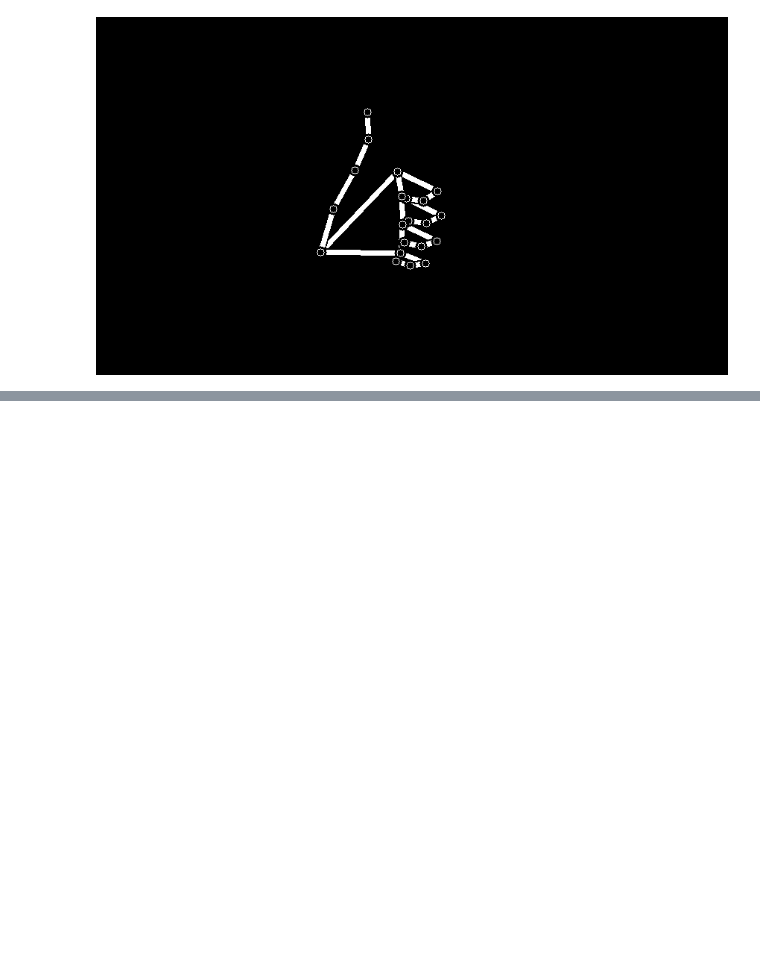
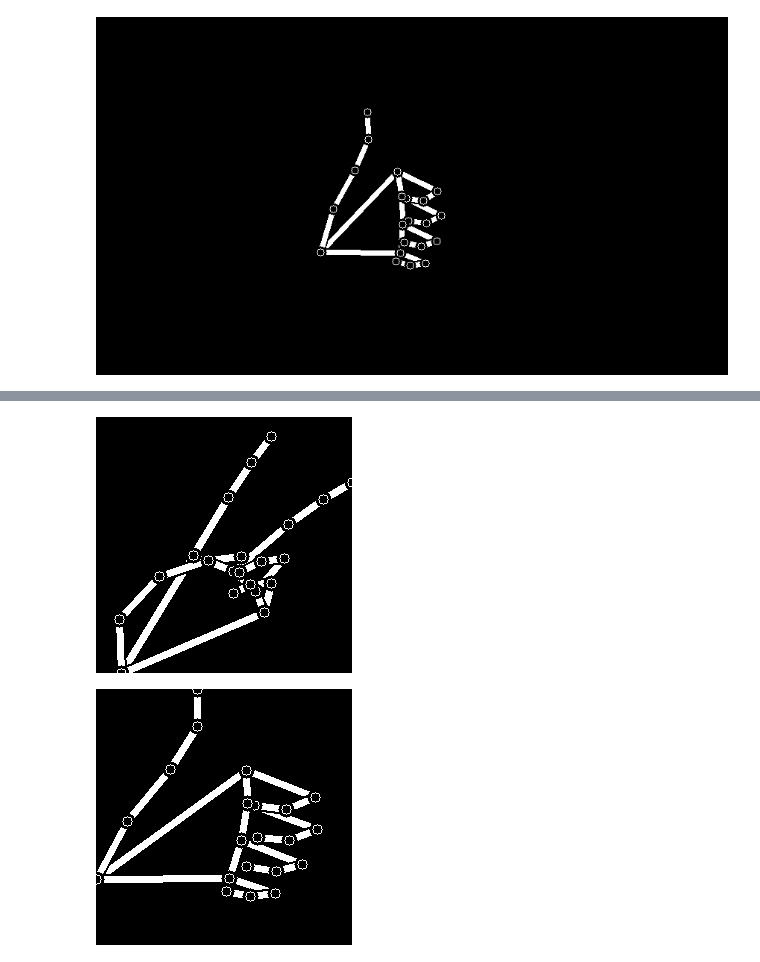
Before and after one commit to andrew264/palm-control, a Jupyter notebook: notebooks/batch_transformation.ipynb, the cells around one changed output, grey strips where cells are left out. Cells and saved outputs as stored; diff of their text form; code cells hidden in the pictures; blank space fills up the shorter version.

```diff
--- a/notebooks/batch_transformation.ipynb
+++ b/notebooks/batch_transformation.ipynb
@@ -87,0 +101,7 @@ plot_hands(interpolated_batch, w=256, h=256)
+# %%
+flipped_batch = depth_flip(normalized_batch)
+interpolated_batch = interpolate_landmarks(flipped_batch)
+plot_hands(interpolated_batch, w=256, h=256)
+# %% [output]
+[figure, added]
+[figure, added]
```
Also changed, not shown: parts of 5 cells of this notebook, 2 other files.
